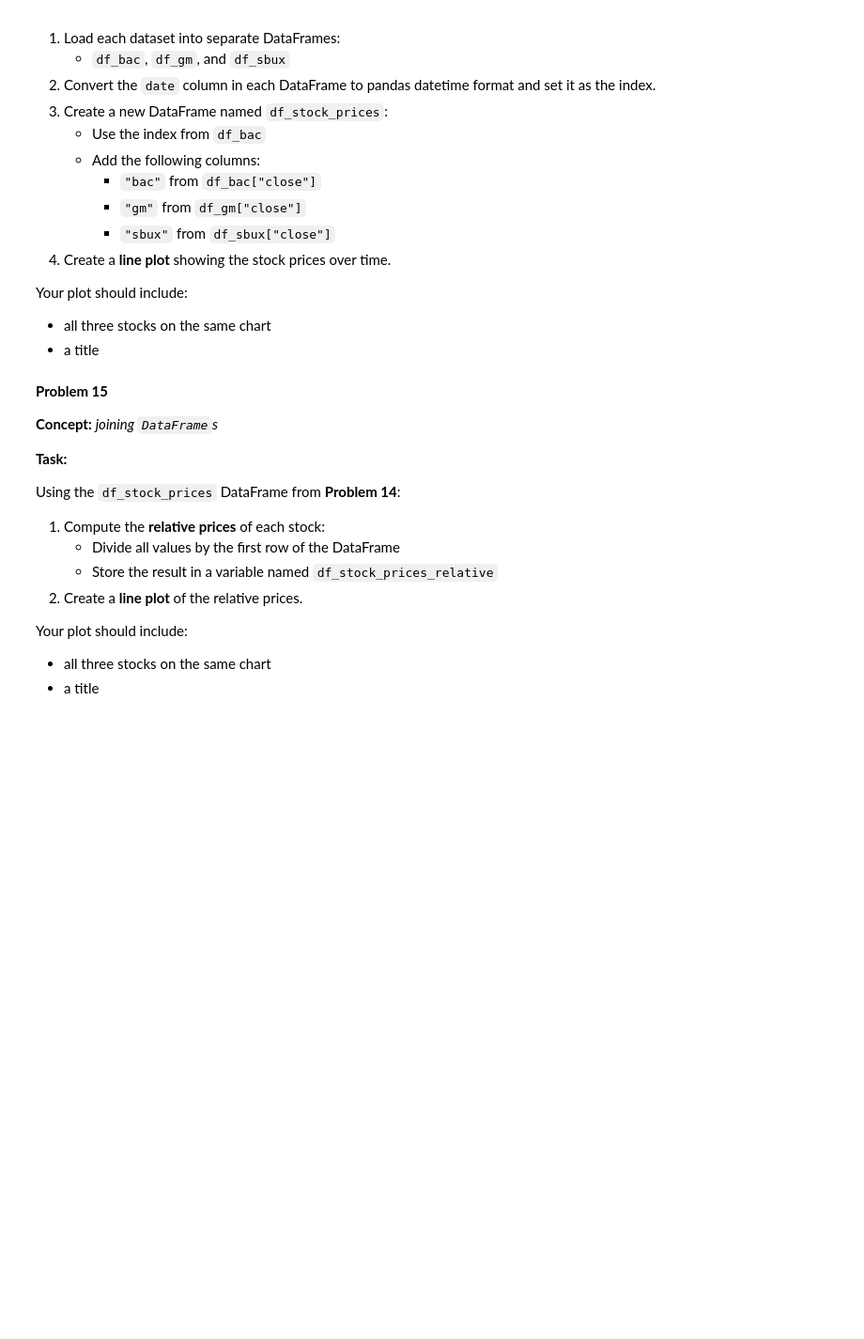
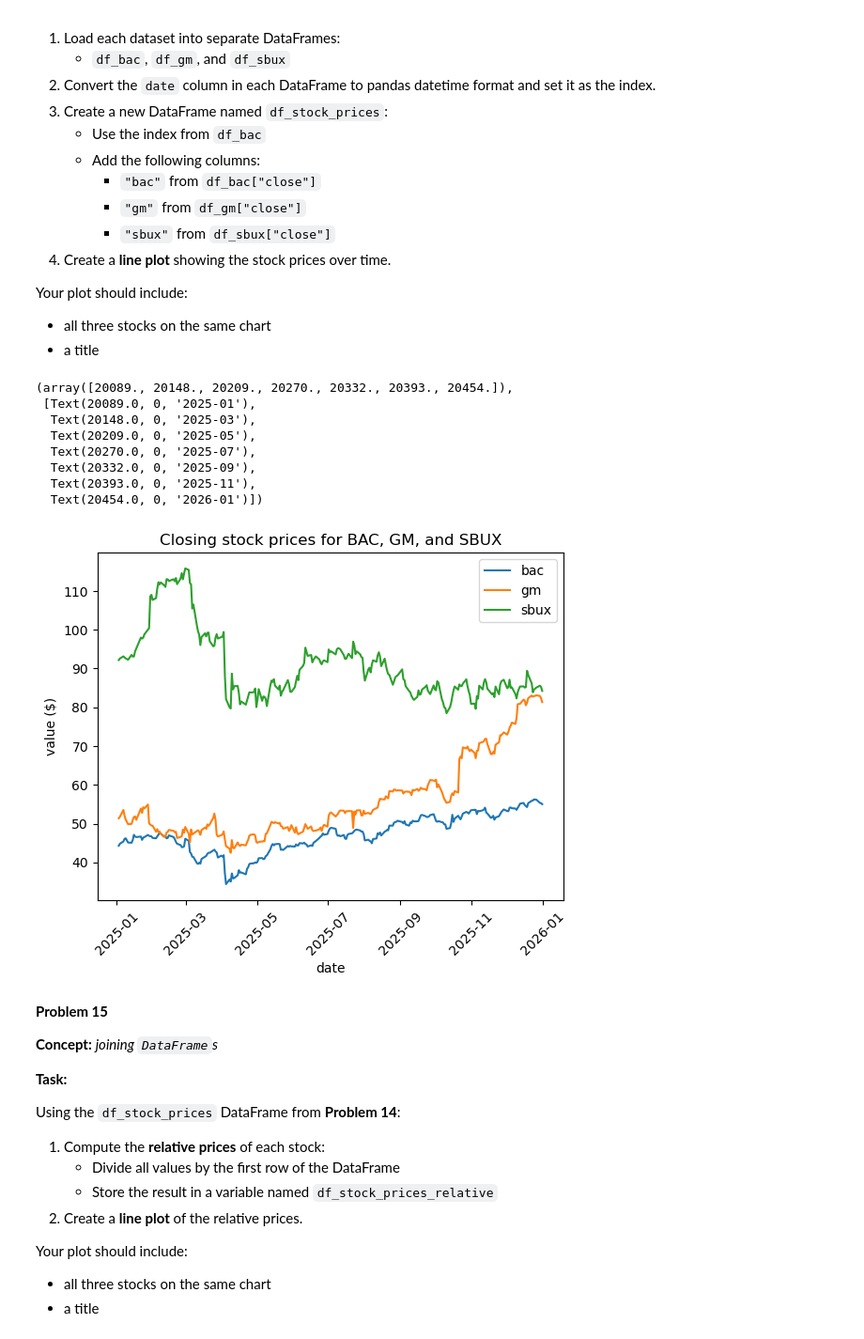
Before and after one commit to keshleem/dx602-homework-11, a Jupyter notebook: homework.ipynb, the cells around one changed output. Shown at 94% size. Drawn from its saved outputs; the diff is of its cells as text; code cells hidden in the pictures; blank space fills up the shorter version.

```diff
--- a/homework.ipynb
+++ b/homework.ipynb
@@ -734,3 +842,39 @@ Your plot should include:
+# %%
+# loading each data set into separate DaraFrames
+df_bac = pd.read_csv("BAC.csv")
+df_gm = pd.read_csv("GM.csv")
+df_sbux = pd.read_csv("SBUX.csv")
+
+# converting the data columns for datetime format
+df_bac.index = pd.to_datetime(df_bac["date"], unit="s")
+df_gm.index = pd.to_datetime(df_gm["date"], unit="s")
+df_sbux.index = pd.to_datetime(df_sbux["date"], unit="s")
+
+# creating a new DataFrame and adding columns. making the index equal the bac index
+df_stock_prices = pd.DataFrame(index=df_bac.index)
+df_stock_prices["bac"] = df_bac["close"]
+df_stock_prices["gm"] = df_gm["close"]
+df_stock_prices["sbux"] = df_sbux["close"]
+
+plt.plot(df_stock_prices)
+plt.legend(labels=df_stock_prices,
+           loc="upper right",
+           bbox_to_anchor=(1, 1))
+
+plt.title("Closing stock prices for BAC, GM, and SBUX")
+plt.xlabel("date")
+plt.ylabel("value ($)")
+plt.xticks(rotation=45)
+# %% [output]
+(array([20089., 20148., 20209., 20270., 20332., 20393., 20454.]),
+ [Text(20089.0, 0, '2025-01'),
+  Text(20148.0, 0, '2025-03'),
+  Text(20209.0, 0, '2025-05'),
+  Text(20270.0, 0, '2025-07'),
+  Text(20332.0, 0, '2025-09'),
+  Text(20393.0, 0, '2025-11'),
+  Text(20454.0, 0, '2026-01')])
+[figure, added]
 # %% [markdown]
 **Problem 15**
 
```
Also changed, not shown: parts of 9 cells of this notebook.
